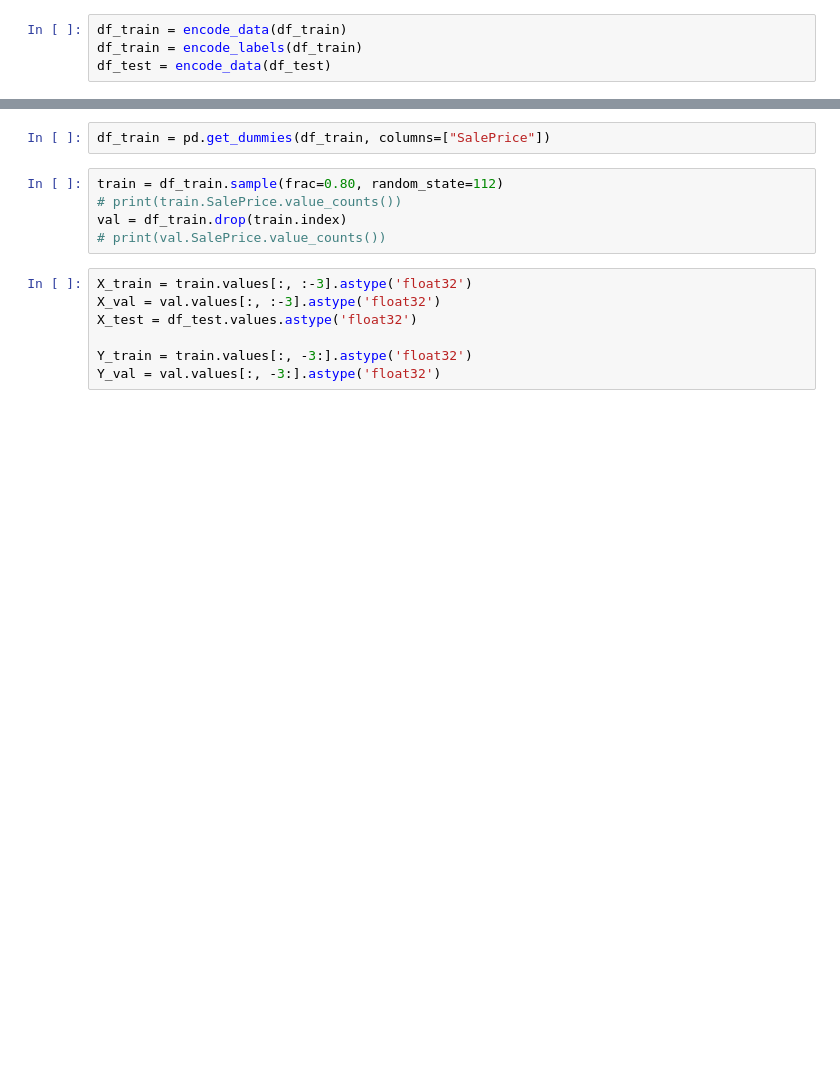
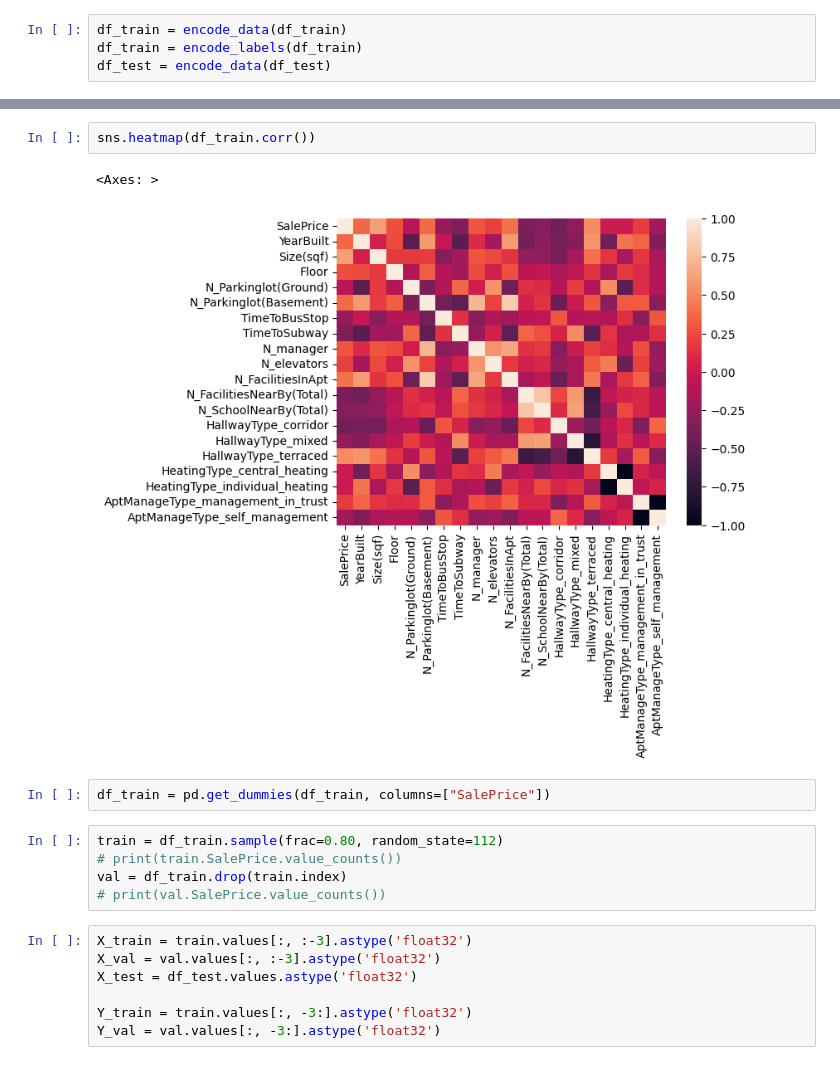
Before and after one commit to P1X2/SSNE2_UnbalancedData, a Jupyter notebook: Model.ipynb, the cells around one changed output, grey strips where cells are left out. Cells and saved outputs as stored; diff of their text form; blank space fills up the shorter version.

```diff
--- a/Model.ipynb
+++ b/Model.ipynb
@@ -60,3 +75,8 @@ Name: count, dtype: int64
+# %%
+sns.heatmap(df_train.corr())
+# %% [output]
+<Axes: >
+[figure, added]
 # %%
 df_train = pd.get_dummies(df_train, columns=["SalePrice"])
 # %%
```
Also changed, not shown: parts of 7 cells of this notebook.
